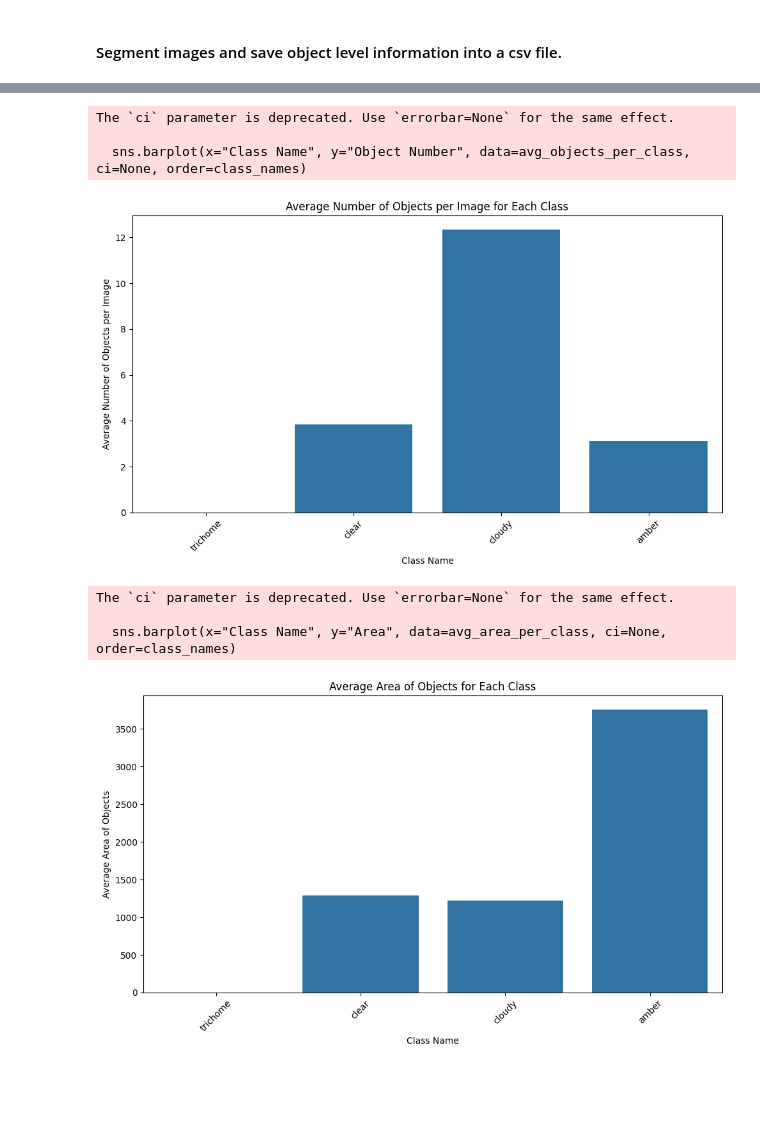
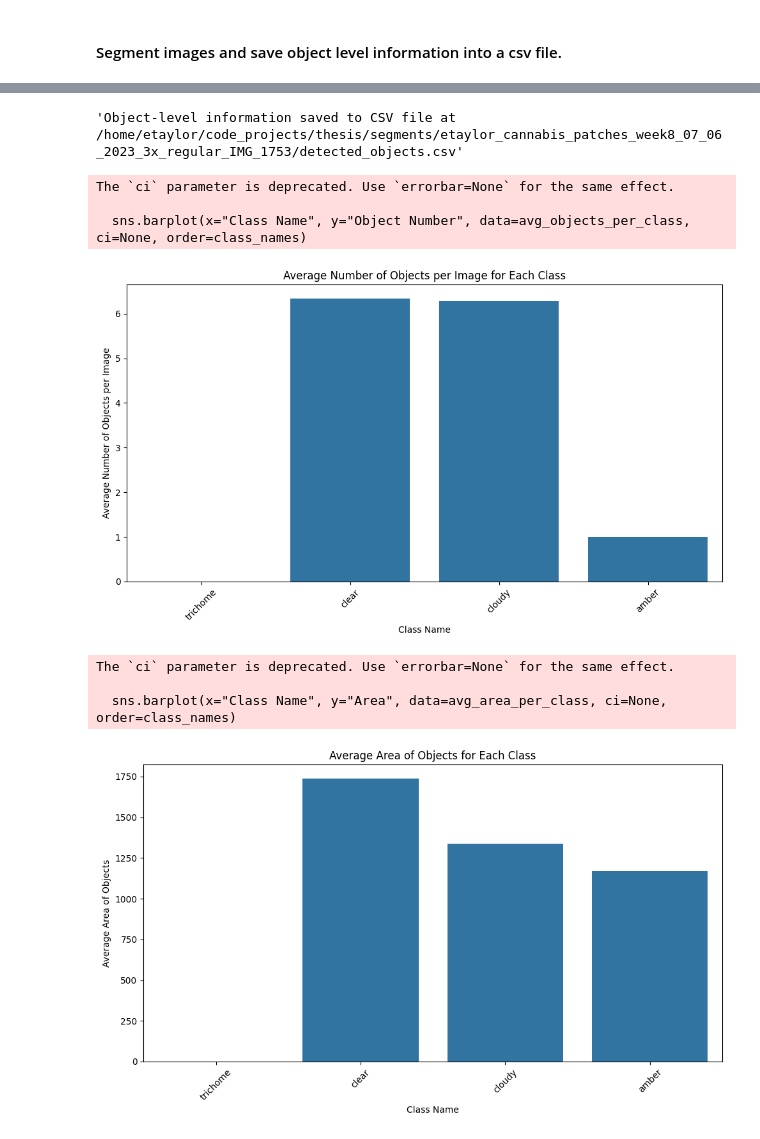
Before and after one commit to elorberb/thesis, a Jupyter notebook: src/segmentation/notebooks/detectron2/detectron2_playground.ipynb, the cells around one changed output, grey strips where cells are left out. Saved outputs shown, nothing was run; the diff lists cells and outputs as text; code cells hidden in the pictures; blank space fills up the shorter version.

Commit message:
update the detectron2 working class and notebook

```diff
--- a/src/segmentation/notebooks/detectron2/detectron2_playground.ipynb
+++ b/src/segmentation/notebooks/detectron2/detectron2_playground.ipynb
@@ -136,0 +30,6 @@ for d in random.sample(train_dataset_dicts, 2):
+# %%
+from datetime import datetime
+
+# Get the current date and time of the model training process
+current_time = datetime.now().strftime("%d-%m-%Y_%H-%M-%S")
+current_time
@@ -136,0 +45,12 @@ for d in random.sample(train_dataset_dicts, 2):
+# %%
+from src.segmentation.framework_handlers.detectron2_handler import prepare_and_register_datasets
+
+dataset_name_train = "etaylor/all_cannabis_patches_multi_class"
+dataset_name_test = "etaylor/cannabis_patches_week9_15_06_2023_3x_regular_IMG_2153"
+release_train = "v0.1"
+release_test = "v0.2"
+model = "COCO-InstanceSegmentation/mask_rcnn_R_50_FPN_3x"
+detectron2_models_path = "/home/etaylor/code_projects/thesis/checkpoints/detectron2"
+model_saving_path = os.path.join(detectron2_models_path, model, current_time)
+
+metadata_train, dataset_dicts_train, metadata_test, dataset_dicts_test = prepare_and_register_datasets(dataset_name_train, dataset_name_test, release_train, release_test, model_saving_path)
@@ -136,0 +72,4 @@ for d in random.sample(train_dataset_dicts, 2):
+# %%
+from src.segmentation.framework_handlers.detectron2_handler import plot_train_samples
+
+plot_train_samples(dataset_dicts_train, metadata_train, indices=[1,2])
@@ -342,0 +314,11 @@ Object-level information saved to CSV file.
+# %%
+from src.segmentation.framework_handlers.detectron2_handler import extract_object_info_to_csv
+
+dataset_directory = "/home/etaylor/code_projects/thesis/segments/etaylor_cannabis_patches_week8_07_06_2023_3x_regular_IMG_1753"
+input_images_directory = os.path.join(dataset_directory, "v0.1")
+csv_file_name = "detected_objects.csv"
+output_csv_path = os.path.join(dataset_directory,csv_file_name)
+
+extract_object_info_to_csv(input_images_directory, output_csv_path, predictor, metadata_train)
+# %% [output]
+'Object-level information saved to CSV file at /home/etaylor/code_projects/thesis/segments/etaylor_cannabis_patches_week8_07_06_2023_3x_regular_IMG_1753/detected_objects.csv'
@@ -345,14 +331,11 @@ import pandas as pd
 import seaborn as sns
 import matplotlib.pyplot as plt
 
-# Path to the CSV file containing the object-level information
-csv_file_path = output_csv_path
-
 # Load the CSV file into a pandas DataFrame
-df = pd.read_csv(csv_file_path)
+df = pd.read_csv(output_csv_path)
 
 # Get class names from train_metadata.thing_classes
-class_names = train_metadata.thing_classes
+class_names = metadata_train.thing_classes
 
 # Group the data by both "File Name" and "Class Name" and calculate the average number of objects per image for each class
 # first group the data by both "File Name" and "Class Name" and count the number of objects within each group.
@@ -363,32 +346,32 @@ avg_objects_per_class = avg_objects_per_class.groupby("Class Name")["Object Numb
 # Plot: Average number of objects per image for each class
 plt.figure(figsize=(10, 6))
 sns.barplot(x="Class Name", y="Object Number", data=avg_objects_per_class, ci=None, order=class_names)
 plt.xticks(rotation=45)
 plt.xlabel("Class Name")
 plt.ylabel("Average Number of Objects per Image")
 plt.title("Average Number of Objects per Image for Each Class")
 plt.tight_layout()
 plt.show()
 
 
 # Group the data by class and calculate the average area of objects for each class
 avg_area_per_class = df.groupby("Class Name")["Area"].mean().reset_index()
 
 # Plot: Average area of objects for each class
 plt.figure(figsize=(10, 6))
 sns.barplot(x="Class Name", y="Area", data=avg_area_per_class, ci=None, order=class_names)
 plt.xticks(rotation=45)
 plt.xlabel("Class Name")
 plt.ylabel("Average Area of Objects")
 plt.title("Average Area of Objects for Each Class")
 plt.tight_layout()
 plt.show()
 # %% [output]
 The `ci` parameter is deprecated. Use `errorbar=None` for the same effect.
 
   sns.barplot(x="Class Name", y="Object Number", data=avg_objects_per_class, ci=None, order=class_names)
-[figure, old version]
+[figure, new version]
 The `ci` parameter is deprecated. Use `errorbar=None` for the same effect.
 
   sns.barplot(x="Class Name", y="Area", data=avg_area_per_class, ci=None, order=class_names)
-[figure, old version]
+[figure, new version]
```
Also changed, not shown: parts of 48 cells of this notebook, 1 other file.
